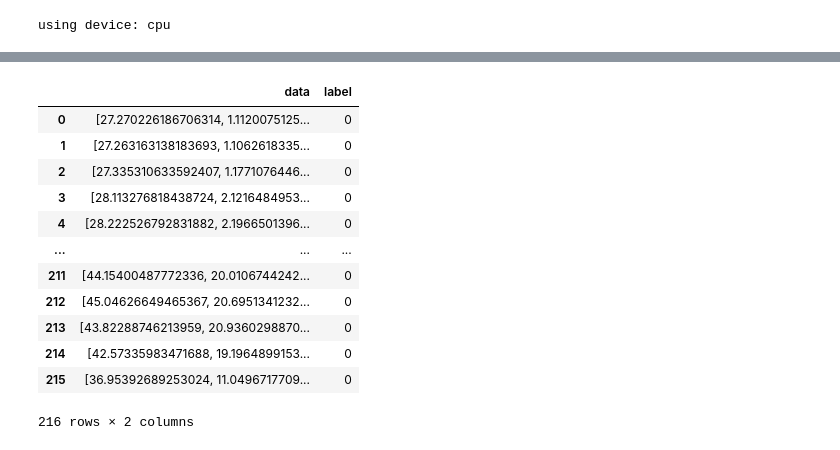
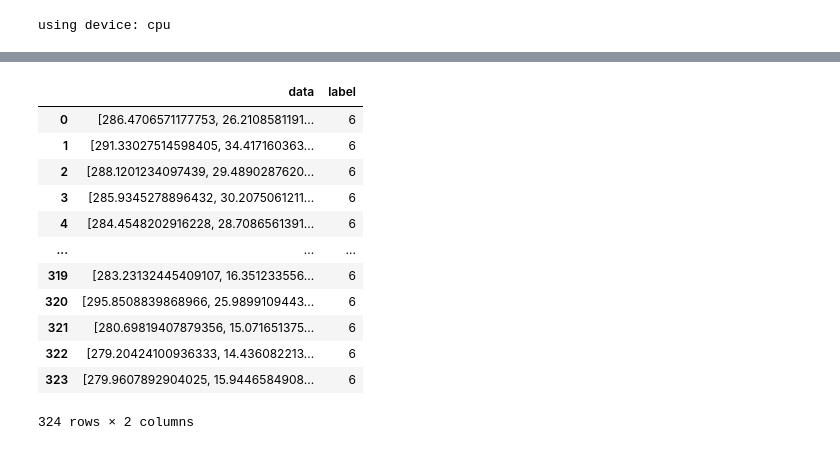
Before and after one commit to Fierce-Eagle/Diplom, a Jupyter notebook: notebook.ipynb, the cells around one changed output, grey strips where cells are left out. Cells and saved outputs as stored; diff of their text form; code cells hidden in the pictures.

```diff
--- a/notebook.ipynb
+++ b/notebook.ipynb
@@ -235,17 +101,17 @@ f73_dataset = split_data_to_dataframe(f73_channel_1, f73_channel_2, f73_channel_
 # %%
-f0_dataset
+f6_dataset
 # %% [output]
 |  | data | label |
-| 0 | [27.270226186706314, 1.1120075125... | 0 |
-| 1 | [27.263163138183693, 1.1062618335... | 0 |
-| 2 | [27.335310633592407, 1.1771076446... | 0 |
-| 3 | [28.113276818438724, 2.1216484953... | 0 |
-| 4 | [28.222526792831882, 2.1966501396... | 0 |
+| 0 | [286.4706571177753, 26.2108581191... | 6 |
+| 1 | [291.33027514598405, 34.417160363... | 6 |
+| 2 | [288.1201234097439, 29.4890287620... | 6 |
+| 3 | [285.9345278896432, 30.2075061211... | 6 |
+| 4 | [284.4548202916228, 28.7086561391... | 6 |
 | ... | ... | ... |
-| 211 | [44.15400487772336, 20.0106744242... | 0 |
-| 212 | [45.04626649465367, 20.6951341232... | 0 |
-| 213 | [43.82288746213959, 20.9360298870... | 0 |
-| 214 | [42.57335983471688, 19.1964899153... | 0 |
-| 215 | [36.95392689253024, 11.0496717709... | 0 |
+| 319 | [283.23132445409107, 16.351233556... | 6 |
+| 320 | [295.8508839868966, 25.9899109443... | 6 |
+| 321 | [280.69819407879356, 15.071651375... | 6 |
+| 322 | [279.20424100936333, 14.436082213... | 6 |
+| 323 | [279.9607892904025, 15.9446584908... | 6 |
-216 rows × 2 columns
+324 rows × 2 columns
 # %%
```
Also changed, not shown: parts of 20 cells of this notebook, 4 other files.
